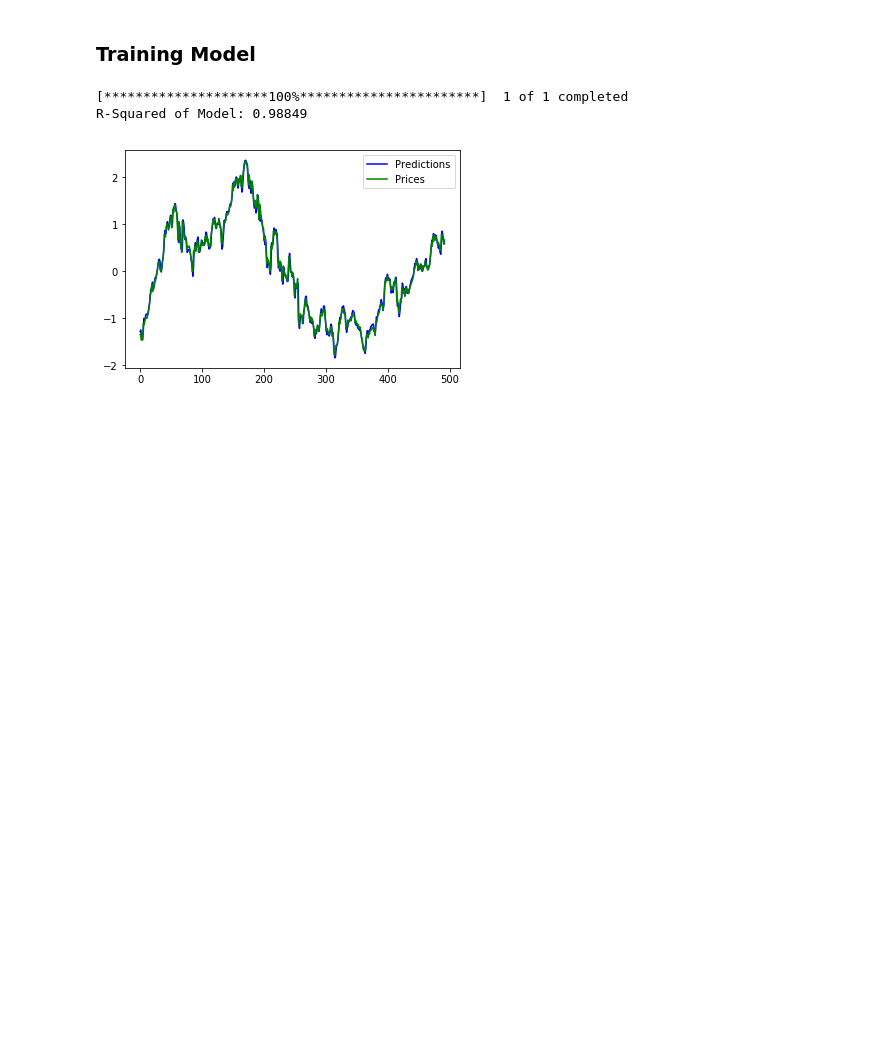
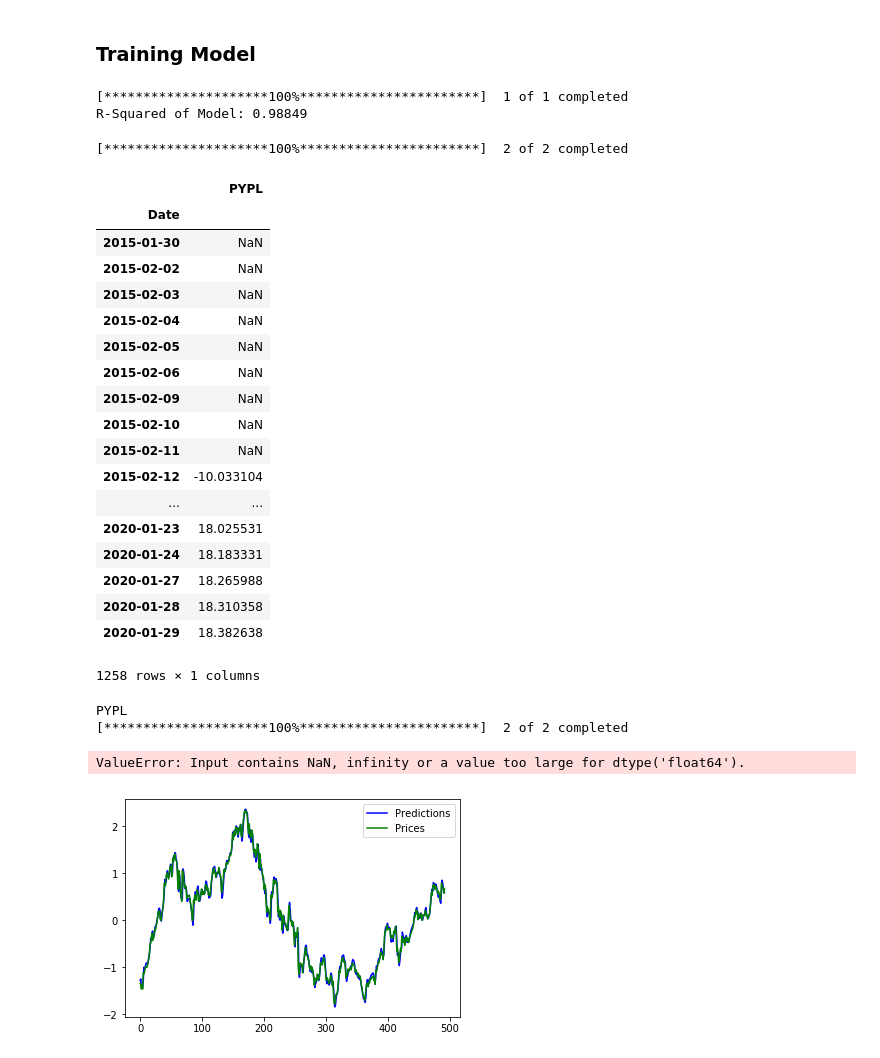
Before and after one commit to ryan-kp-miller/Stock-Price-Prediction-App, a Jupyter notebook: MLTrader_Experiment.ipynb, the cells around one changed output. Saved outputs shown, nothing was run; the diff lists cells and outputs as text; code cells hidden in the pictures; blank space fills up the shorter version.

```diff
--- a/MLTrader_Experiment.ipynb
+++ b/MLTrader_Experiment.ipynb
@@ -51,6 +51,64 @@ print("R-Squared of Model: %0.5f"%model.score(indicators, prices_norm))
 # %% [output]
 [*********************100%***********************]  1 of 1 completed
 R-Squared of Model: 0.98849
+# %%
+from dateutil.relativedelta import relativedelta
+
+tickers = ["PYPL"]
+end_date =  dt.datetime.today()
+start_date = end_date - relativedelta(years=5)
+
+prices = trader.preprocess_data(tickers[0], start_date, end_date)
+prices_norm = pd.DataFrame(trader.ss.fit_transform(prices),index=prices.index, columns=[symbol])
+#generating indicator dataframe for predicting
+features_df = trader.generate_indicators(prices_norm).fillna(method='bfill')
+# %% [output]
+[*********************100%***********************]  2 of 2 completed
+# %%
+prices = prices_norm
+n = 10
+
+sma = prices.rolling(window=n, min_periods=n).mean().dropna()
+rolling_std = prices.rolling(window=n, min_periods=n).std().dropna()
+top_band = sma + 2*rolling_std
+bottom_band = sma - 2*rolling_std
+bb = (prices.iloc[n:,:] - bottom_band) / (top_band - bottom_band)
+bb = bb.replace([np.inf, -np.inf], np.nan).dropna() #replacing inf with NaN and dropping rows with NaN's
+bb = (bb - bb.mean()) / bb.std()  #normalizing the indicator
+# %%
+prices.rolling(window=n, min_periods=n).sum()
+# %% [output]
+|  | PYPL |
+| Date |  |
+| 2015-01-30 | NaN |
+| 2015-02-02 | NaN |
+| 2015-02-03 | NaN |
+| 2015-02-04 | NaN |
+| 2015-02-05 | NaN |
+| 2015-02-06 | NaN |
+| 2015-02-09 | NaN |
+| 2015-02-10 | NaN |
+| 2015-02-11 | NaN |
+| 2015-02-12 | -10.033104 |
+| ... | ... |
+| 2020-01-23 | 18.025531 |
+| 2020-01-24 | 18.183331 |
+| 2020-01-27 | 18.265988 |
+| 2020-01-28 | 18.310358 |
+| 2020-01-29 | 18.382638 |
+1258 rows × 1 columns
+# %%
+#looping through the stock symbols, training a model, and saving it
+for symbol in tickers:
+    print(symbol)
+    #generating the indicators from the price data
+    trader = MLTrader(Ridge, n = 10, kwargs={'alpha':0.001, 'random_state':0})
+    trader.fit(symbol, sd=start_date, ed=end_date)
+    trader.save_learner(symbol)
+# %% [output]
+PYPL
+[*********************100%***********************]  2 of 2 completed
+ValueError: Input contains NaN, infinity or a value too large for dtype('float64').
 # %%
 plt.plot(prices_pred, color='b', label='Predictions')
 plt.plot(prices_norm.values, color='g', label='Prices')
```
